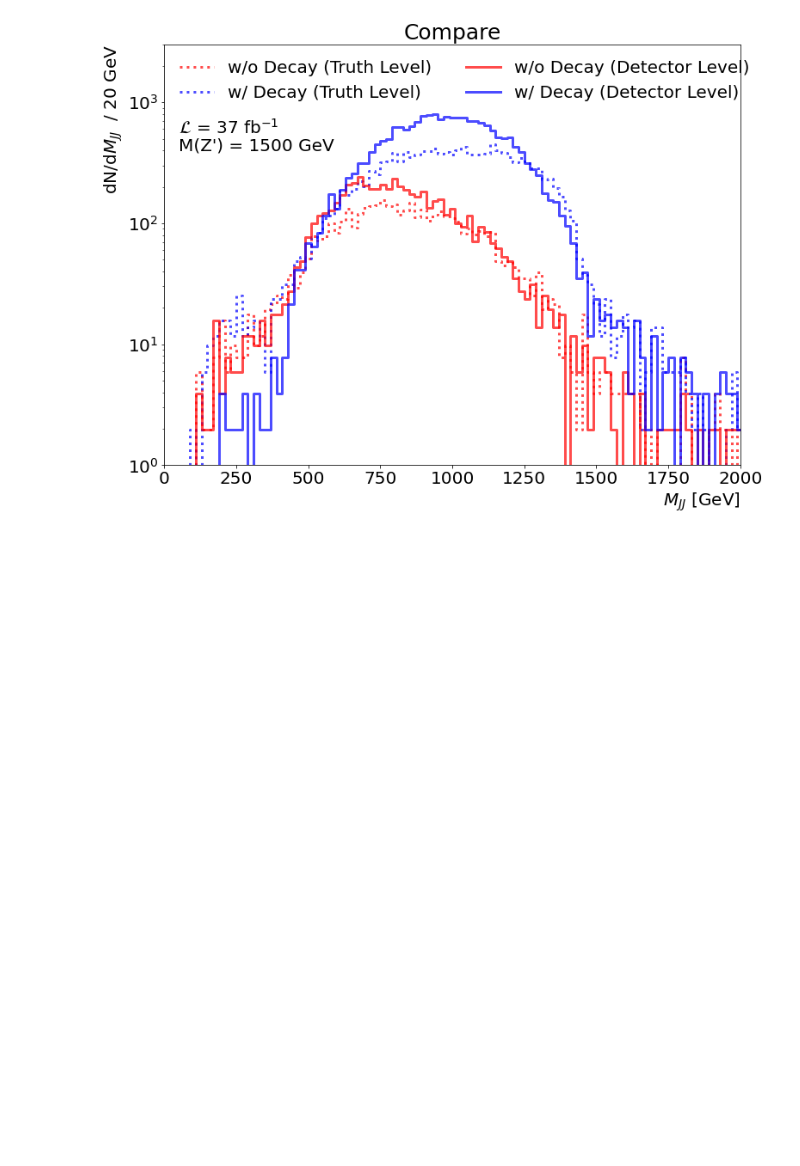
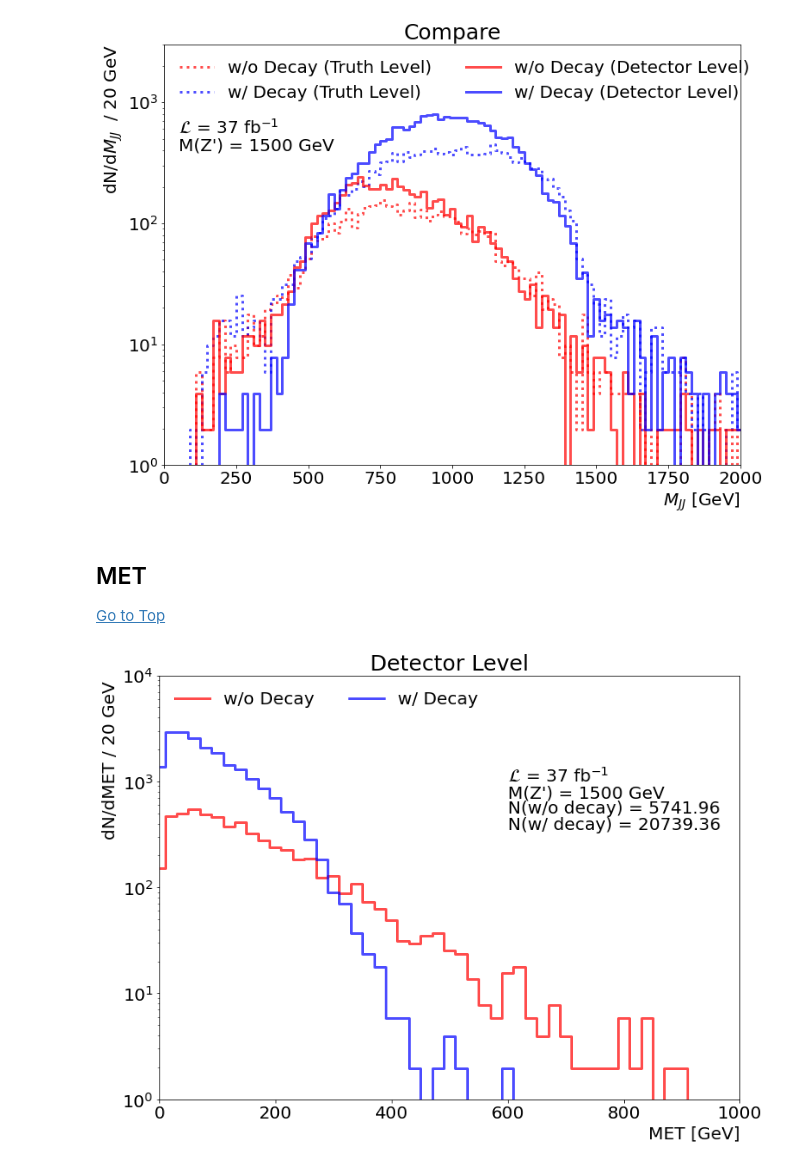
Before and after one commit to alan200276/SVJ_Study, a Jupyter notebook: stable_dark_meson_decay_test/Jet_Clustering.ipynb, the cells around one changed output. Cells and saved outputs as stored; diff of their text form; code cells hidden in the pictures; blank space fills up the shorter version.

```diff
--- a/stable_dark_meson_decay_test/Jet_Clustering.ipynb
+++ b/stable_dark_meson_decay_test/Jet_Clustering.ipynb
@@ -270,6 +301,9 @@ Wall time: 390 ms
 ## Load event via class
 # %%
 %%time
-GenParticle_3_5_wo_decay, Jet_3_5_wo_decay, Event_Weight_3_5_wo_decay = BrachGenParticles(SVJ_03_wo_decay), BrachJet(SVJ_03_wo_decay), Event_Weight(SVJ_03_wo_decay)
-GenParticle_3_5_w_decay, Jet_3_5_w_decay, Event_Weight_3_5_w_decay = BrachGenParticles(SVJ_03_w_decay), BrachJet(SVJ_03_w_decay), Event_Weight(SVJ_03_w_decay)
+GenParticle_3_5_wo_decay, Jet_3_5_wo_decay, Event_Weight_3_5_wo_decay = BranchGenParticles(SVJ_03_wo_decay), BranchJet(SVJ_03_wo_decay), Event_Weight(SVJ_03_wo_decay)
+GenParticle_3_5_w_decay, Jet_3_5_w_decay, Event_Weight_3_5_w_decay = BranchGenParticles(SVJ_03_w_decay), BranchJet(SVJ_03_w_decay), Event_Weight(SVJ_03_w_decay)
+
+MissingET_3_5_wo_decay = BranchMissingET(SVJ_03_wo_decay)
+MissingET_3_5_w_decay = BranchMissingET(SVJ_03_w_decay)
 # %% [output]
@@ -575,3 +624,50 @@ plt.ylim((1,3000))
 plt.show()
 # %% [output]
 [figure]
+# %% [markdown]
+<a id="MET"></a>
+## MET
+
+[Go to Top](#TOP)
+# %%
+%%time
+
+MET_wo_decay = np.array([MissingET_3_5_wo_decay.MET_At(i)[0] for i in range(MissingET_3_5_wo_decay.length)])
+MET_w_decay = np.array([MissingET_3_5_w_decay.MET_At(i)[0] for i in range(MissingET_3_5_w_decay.length)])
+
+plt.figure(figsize=(12,9)) # plotsize
+
+
+bin_size = np.linspace(0,1000,51)
+
+
+hist_MET_wo_decay, bins_MET_wo_decay = np.histogram(MET_wo_decay[survived_list_wo_decay], bins=bin_size, weights = weight_03_5_wo_decay[survived_list_wo_decay]*37*2000)
+plt.step(bins_MET_wo_decay[:-1], hist_MET_wo_decay.astype(np.float32), color = "red", where='mid',linewidth=3, alpha=0.7,label="w/o Decay")
+
+
+hist_MET_w_decay, bins_MET_w_decay = np.histogram(MET_w_decay[survived_list_w_decay], bins=bin_size, weights = weight_03_5_w_decay[survived_list_w_decay]*37*2000)
+plt.step(bins_MET_w_decay[:-1], hist_MET_w_decay.astype(np.float32), color = "blue", where='mid',linewidth=3, alpha=0.7,label="w/ Decay")
+
+plt.title("Detector Level", fontsize=25)
+
+
+plt.text(600, 1000, "$\mathcal{L}$ = 37 $\mathrm{fb}^{-1}$", fontsize=20)
+plt.text(600, 700, "M(Z') = 1500 GeV", fontsize=20)
+plt.text(600, 500, "N(w/o decay) = " + str(np.round(np.sum(hist_M_JJ_wo_decay.astype(np.float32)),2)), fontsize=20)
+plt.text(600, 350, "N(w/ decay) = " + str(np.round(np.sum(hist_M_JJ_w_decay.astype(np.float32)),2)), fontsize=20)
+
+
+plt.legend(loc="upper left",ncol=2,fontsize=20,frameon=False)
+# plt.legend(ncol=2,fontsize=25)# plot label tag
+plt.yscale('log')
+# plt.xscale('log')
+plt.xlabel("MET [GeV]" , fontsize=20, horizontalalignment='right',x=1)  # plot x-axis label
+plt.ylabel("dN/dMET / 20 GeV ", fontsize=20, horizontalalignment='right',y=1)  # plot y-axis label
+plt.xticks(fontsize=20)   # set x-ticks size
+plt.yticks(fontsize=20)   # set y-ticks size
+plt.xlim((0,1000))
+plt.ylim((1,10000))
+# plt.savefig("./invariant_mass_SVJ.png")  #save figure as png
+plt.show()
+# %% [output]
+[figure, added]
```
Also changed, not shown: parts of 13 cells of this notebook.
